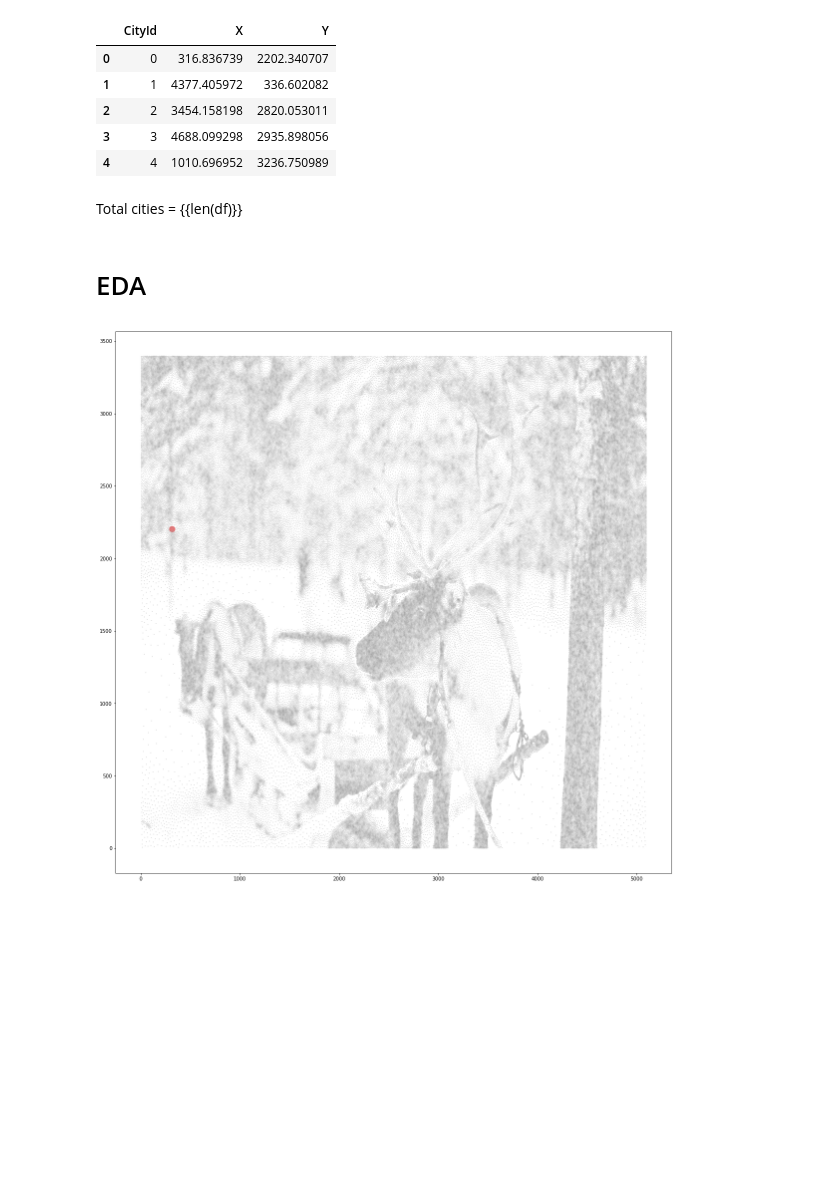
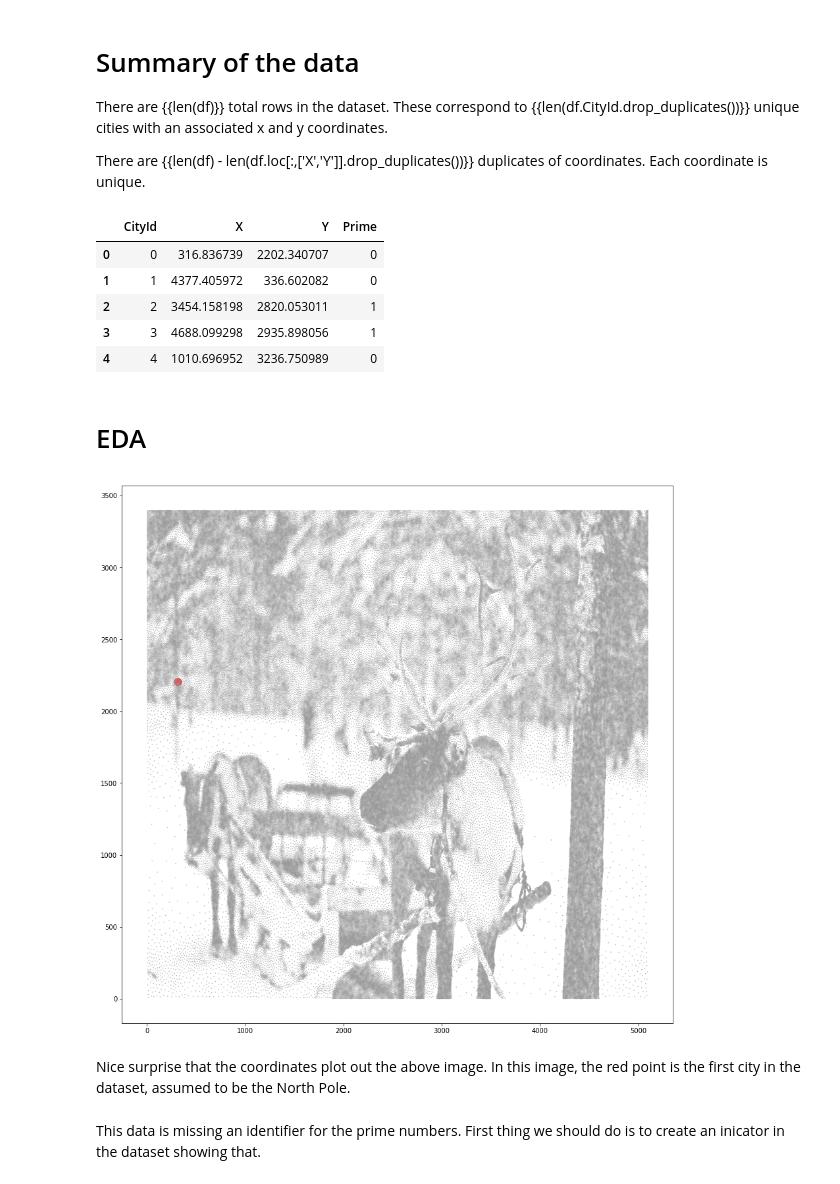
Before and after one commit to kevinhanley91/Santa_Kaggle, a Jupyter notebook: EDA_&_Problem_Description.ipynb, the cells around one changed output. Saved outputs shown, nothing was run; the diff lists cells and outputs as text; code cells hidden in the pictures; blank space fills up the shorter version.

Commit message:
EDA Notebook: Created a function to identify prime cities and plotted the data

```diff
--- a/EDA_&_Problem_Description.ipynb
+++ b/EDA_&_Problem_Description.ipynb
@@ -19,21 +24,32 @@ df = pd.read_csv('Data\cities.csv')
+# %%
+# df = pd.read_csv('Data\cities.csv')
+df = pd.read_csv('Data\cities_with_prime.csv') # Read in the data with prime number already identified
+# %% [markdown]
+# Summary of the data
+
+There are {{len(df)}} total rows in the dataset. These correspond to {{len(df.CityId.drop_duplicates())}} unique cities with an associated x and y coordinates.
+
+There are {{len(df) - len(df.loc[:,['X','Y']].drop_duplicates())}} duplicates of coordinates. Each coordinate is unique.
 # %%
 df.head()
 # %% [output]
-|  | CityId | X | Y |
-| 0 | 0 | 316.836739 | 2202.340707 |
-| 1 | 1 | 4377.405972 | 336.602082 |
-| 2 | 2 | 3454.158198 | 2820.053011 |
-| 3 | 3 | 4688.099298 | 2935.898056 |
-| 4 | 4 | 1010.696952 | 3236.750989 |
+|  | CityId | X | Y | Prime |
+| 0 | 0 | 316.836739 | 2202.340707 | 0 |
+| 1 | 1 | 4377.405972 | 336.602082 | 0 |
+| 2 | 2 | 3454.158198 | 2820.053011 | 1 |
+| 3 | 3 | 4688.099298 | 2935.898056 | 1 |
+| 4 | 4 | 1010.696952 | 3236.750989 | 0 |
-# %% [markdown]
-Total cities = {{len(df)}}
 # %% [markdown]
 # EDA
 # %%
 # Scatter plot of the data
-fig = plt.figure(figsize=(20,20))
+fig = plt.figure(figsize=(15,15))
 plt.scatter(df['X'], df['Y'], marker = '.', c=(df.CityId != 0).astype(int),
-            cmap='Set1', alpha = 0.6, s = 500*(df.CityId == 0).astype(int)+1)
+            cmap='Set1', alpha = 0.8, s = 500*(df.CityId == 0).astype(int)+1)
 plt.show()
 # %% [output]
-[figure, old version]
+[figure, new version]
+# %% [markdown]
+Nice surprise that the coordinates plot out the above image. In this image, the red point is the first city in the dataset, assumed to be the North Pole.
+# %% [markdown]
+This data is missing an identifier for the prime numbers. First thing we should do is to create an inicator in the dataset showing that.
```
Also changed, not shown: parts of 6 cells of this notebook.
